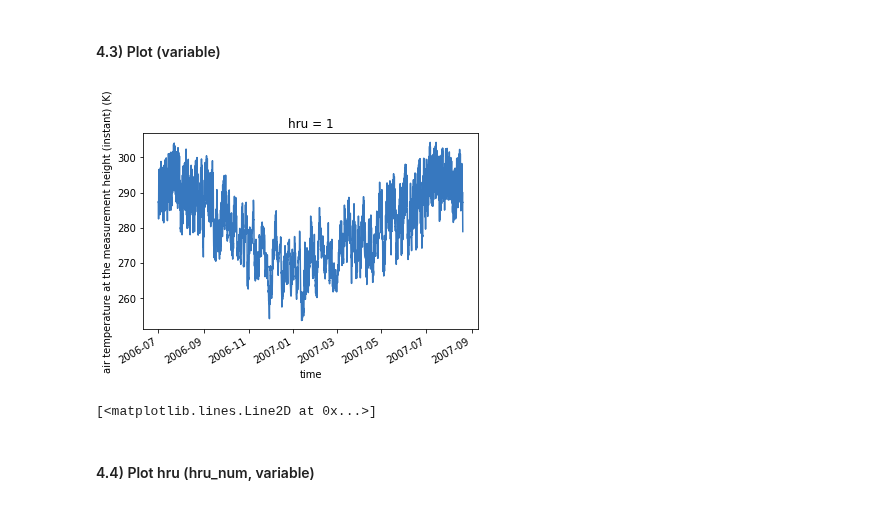
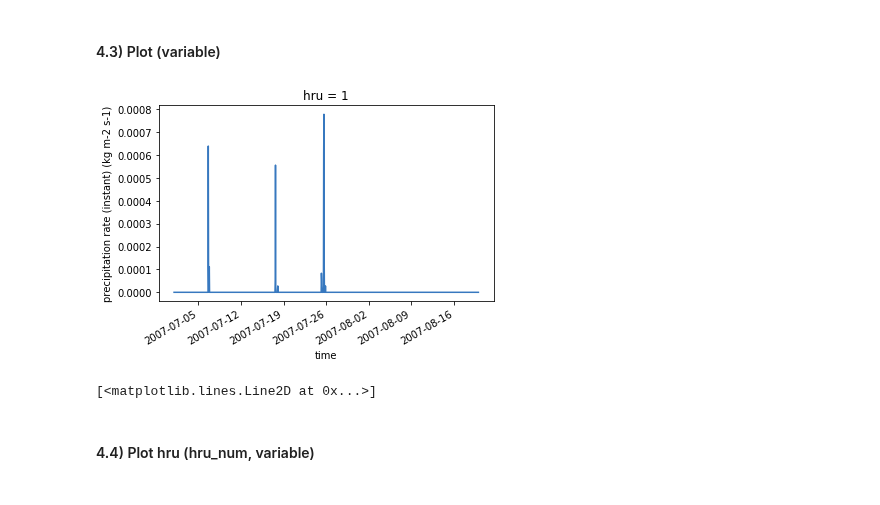
Before and after one commit to UW-Hydro/pysumma, a Jupyter notebook: notebooks/pySUMMA_General_Plot.ipynb, the cells around one changed output. Drawn from its saved outputs; the diff is of its cells as text; code cells hidden in the pictures.

```diff
--- a/notebooks/pySUMMA_General_Plot.ipynb
+++ b/notebooks/pySUMMA_General_Plot.ipynb
@@ -163,9 +163,9 @@ Data variables:
 #### 4.3) Plot (variable)
 # %%
 # The case of "1) variable (time, hru or gru)"
-P.plot_1d('airtemp')
+P.plot_1d('pptrate')
 # %% [output]
-[figure, old version]
+[figure, new version]
 [<matplotlib.lines.Line2D at 0x...>]
 # %% [markdown]
 #### 4.4) Plot hru (hru_num, variable)
```
Also changed, not shown: parts of 6 cells of this notebook, 1 other file.
